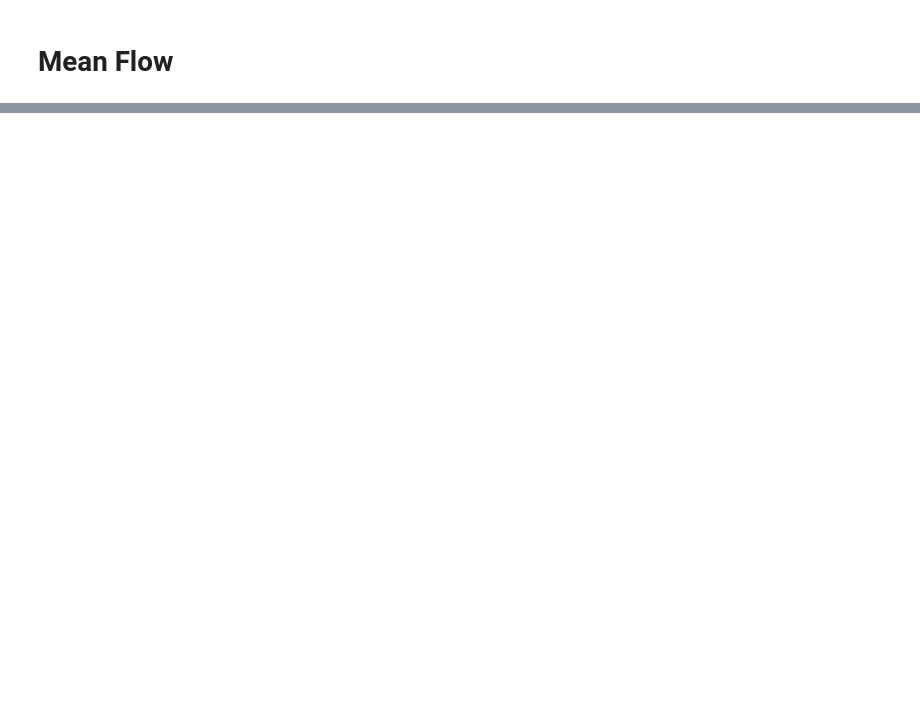
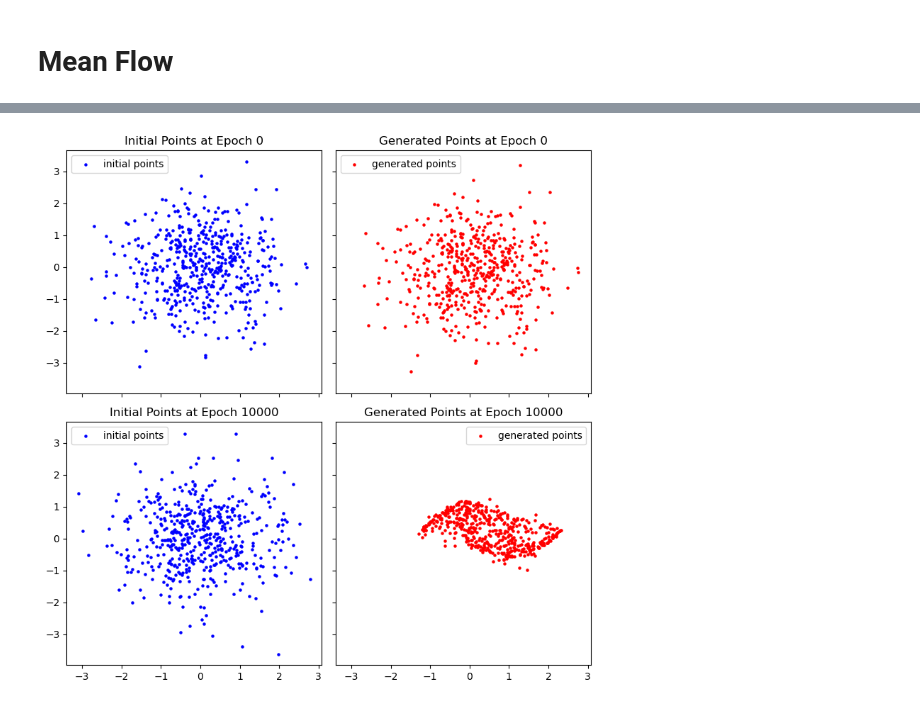
Before and after one commit to YangyangFu/flow-matching-tutorials, a Jupyter notebook: mean-flow.ipynb, the cells around one changed output, grey strips where cells are left out. Saved outputs shown, nothing was run; the diff lists cells and outputs as text; code cells hidden in the pictures; blank space fills up the shorter version.

```diff
--- a/mean-flow.ipynb
+++ b/mean-flow.ipynb
@@ -100,0 +142,23 @@ axes[1].scatter(xg[:, 0].detach().numpy(), xg[:, 1].detach().numpy(), s=5, c='re
+# %%
+# plot with different checkpoints
+ckpts = list(range(0, epochs, 10000))
+fig, axes = plt.subplots(len(ckpts), 2, figsize=(8,4*len(ckpts)), sharex=True, sharey=True)
+
+for i, ckpt in enumerate(ckpts):
+    meanflow.load_state_dict(torch.load(f'meanflow_epoch_{ckpt}.pt'))
+
+    # generate new points
+    e = torch.randn(num_points, 2)
+    xg = e - meanflow(x_t = e, r = torch.zeros(num_points, 1), t = torch.ones(num_points, 1))
+
+    axes[i, 0].scatter(e[:, 0].detach().numpy(), e[:, 1].detach().numpy(), s=5, c='blue', label='initial points')
+    axes[i, 1].scatter(xg[:, 0].detach().numpy(), xg[:, 1].detach().numpy(), s=5, c='red', label='generated points')
+    axes[i, 0].set_title(f'Initial Points at Epoch {ckpt}')
+    axes[i, 1].set_title(f'Generated Points at Epoch {ckpt}')
+    axes[i, 0].legend()
+    axes[i, 1].legend()
+    plt.tight_layout()
+
+plt.show()
+# %% [output]
+[figure, added]
```
Also changed, not shown: parts of 5 cells of this notebook.
